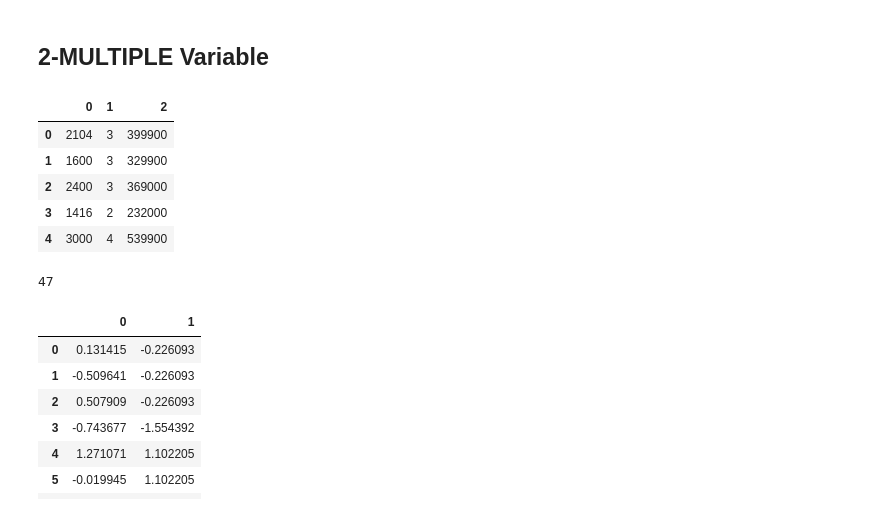
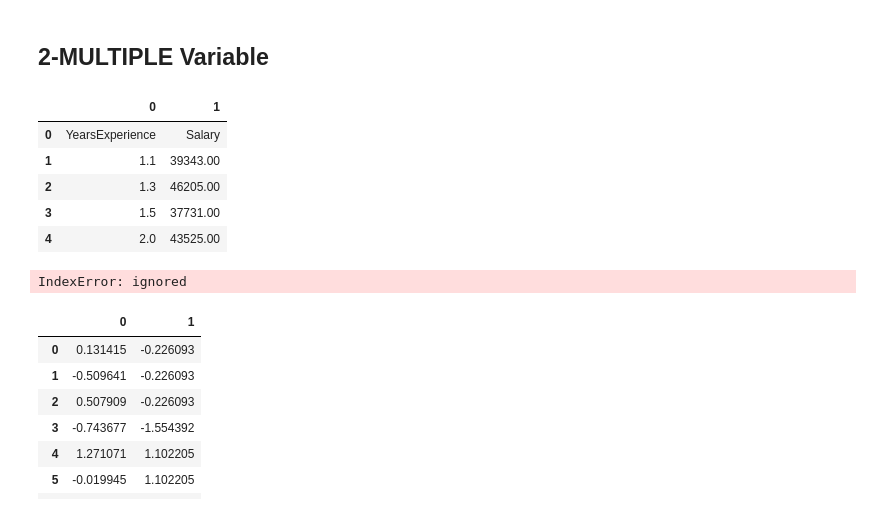
Before and after one commit to KumarPython/learning-ML, a Jupyter notebook: ML Basics/B1-Linear Regression.ipynb, the cells around one changed output. Cells and saved outputs as stored; diff of their text form; code cells hidden in the pictures.

```diff
--- a/ML Basics/B1-Linear Regression.ipynb
+++ b/ML Basics/B1-Linear Regression.ipynb
@@ -101,22 +159,22 @@ array([[0.05621653],
 import numpy as np
 import pandas as pd
 # %%
-data = pd.read_csv('ex1data2.txt',header=None)
+data = pd.read_csv('Salary_Data.csv',header=None)
 data.head()
 # %% [output]
-|  | 0 | 1 | 2 |
-| 0 | 2104 | 3 | 399900 |
-| 1 | 1600 | 3 | 329900 |
-| 2 | 2400 | 3 | 369000 |
-| 3 | 1416 | 2 | 232000 |
-| 4 | 3000 | 4 | 539900 |
+|  | 0 | 1 |
+| 0 | YearsExperience | Salary |
+| 1 | 1.1 | 39343.00 |
+| 2 | 1.3 | 46205.00 |
+| 3 | 1.5 | 37731.00 |
+| 4 | 2.0 | 43525.00 |
 # %%
 x = data.iloc[:,0:2] # read first two columns into X
 y = data.iloc[:,2] # read the third column into y
 m = len(y) # no. of training samples
 m
 # %% [output]
-47
+IndexError: ignored
 # %%
 # Feature Normalization
 # By looking at the values, note that house sizes are about 1000 times the number of bedrooms. When features differ by
```
Also changed, not shown: parts of 3 cells of this notebook, 2 other files.
